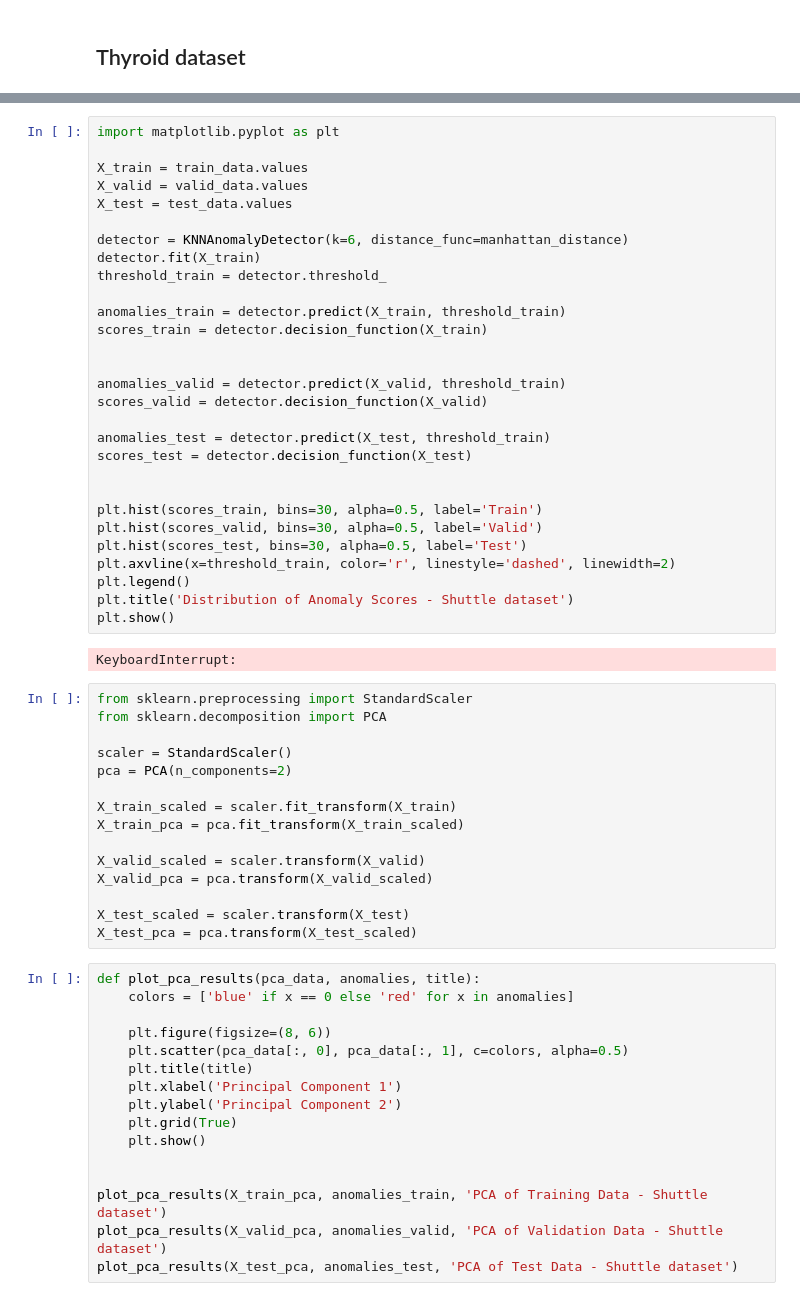
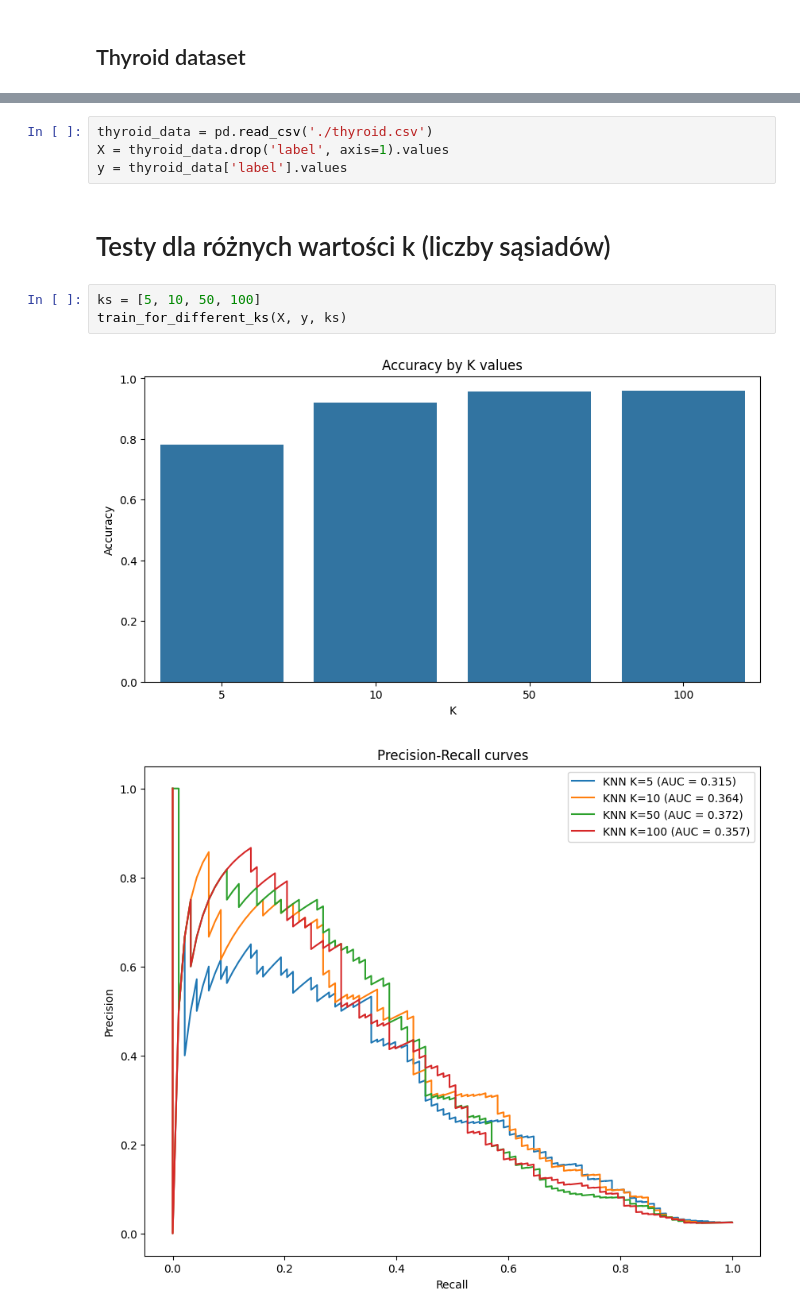
Before and after one commit to kubiakm/ZUM, a Jupyter notebook: knn_tests.ipynb, the cells around one changed output, grey strips where cells are left out. Drawn from its saved outputs; the diff is of its cells as text.

```diff
--- a/knn_tests.ipynb
+++ b/knn_tests.ipynb
@@ -206,62 +44,12 @@ valid_data, test_data = train_test_split(temp_data, test_size=0.2, random_state=
-# %%
-import matplotlib.pyplot as plt
-
-X_train = train_data.values
-X_valid = valid_data.values
-X_test = test_data.values
-
-detector = KNNAnomalyDetector(k=6, distance_func=manhattan_distance)
-detector.fit(X_train)
-threshold_train = detector.threshold_
-
-anomalies_train = detector.predict(X_train, threshold_train)
-scores_train = detector.decision_function(X_train)
-
-
-anomalies_valid = detector.predict(X_valid, threshold_train)
-scores_valid = detector.decision_function(X_valid)
-
-anomalies_test = detector.predict(X_test, threshold_train)
-scores_test = detector.decision_function(X_test)
-
-
-plt.hist(scores_train, bins=30, alpha=0.5, label='Train')
-plt.hist(scores_valid, bins=30, alpha=0.5, label='Valid')
-plt.hist(scores_test, bins=30, alpha=0.5, label='Test')
-plt.axvline(x=threshold_train, color='r', linestyle='dashed', linewidth=2)
-plt.legend()
-plt.title('Distribution of Anomaly Scores - Shuttle dataset')
-plt.show()
-# %% [output]
-KeyboardInterrupt:
-# %%
-from sklearn.preprocessing import StandardScaler
-from sklearn.decomposition import PCA
-
-scaler = StandardScaler()
-pca = PCA(n_components=2)
-
-X_train_scaled = scaler.fit_transform(X_train)
-X_train_pca = pca.fit_transform(X_train_scaled)
-
-X_valid_scaled = scaler.transform(X_valid)
-X_valid_pca = pca.transform(X_valid_scaled)
-
-X_test_scaled = scaler.transform(X_test)
-X_test_pca = pca.transform(X_test_scaled)
-# %%
-def plot_pca_results(pca_data, anomalies, title):
-    colors = ['blue' if x == 0 else 'red' for x in anomalies]
-
-    plt.figure(figsize=(8, 6))
-    plt.scatter(pca_data[:, 0], pca_data[:, 1], c=colors, alpha=0.5)
-    plt.title(title)
-    plt.xlabel('Principal Component 1')
-    plt.ylabel('Principal Component 2')
-    plt.grid(True)
-    plt.show()
-
-
-plot_pca_results(X_train_pca, anomalies_train, 'PCA of Training Data - Shuttle dataset')
-plot_pca_results(X_valid_pca, anomalies_valid, 'PCA of Validation Data - Shuttle dataset')
-plot_pca_results(X_test_pca, anomalies_test, 'PCA of Test Data - Shuttle dataset')
+# %%
+thyroid_data = pd.read_csv('./thyroid.csv')
+X = thyroid_data.drop('label', axis=1).values
+y = thyroid_data['label'].values
+# %% [markdown]
+# Testy dla różnych wartości k (liczby sąsiadów)
+# %%
+ks = [5, 10, 50, 100]
+train_for_different_ks(X, y, ks)
+# %% [output]
+[figure, added]
+[figure, added]
```
Also changed, not shown: parts of 18 cells of this notebook, 2 other files.
